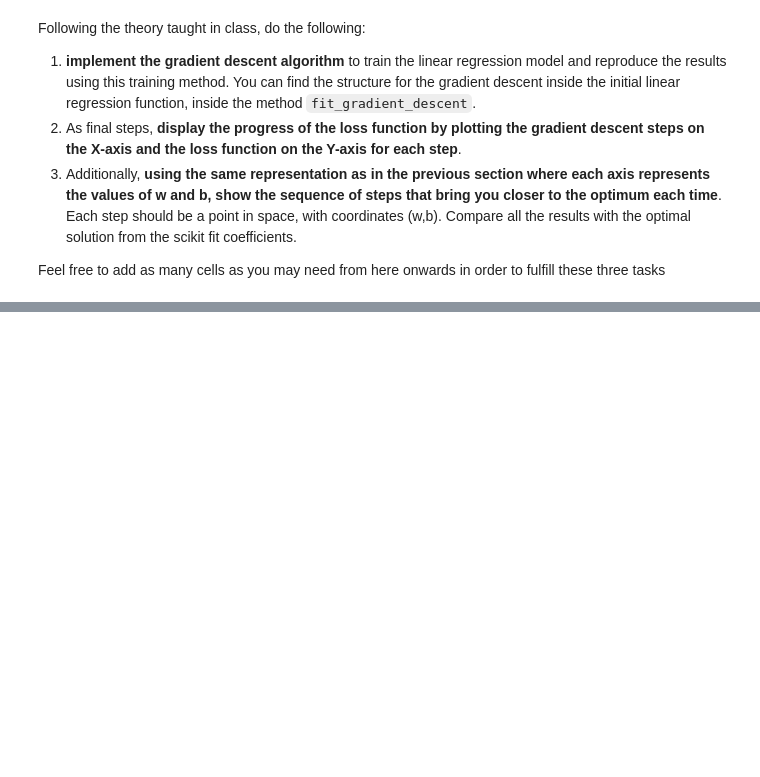
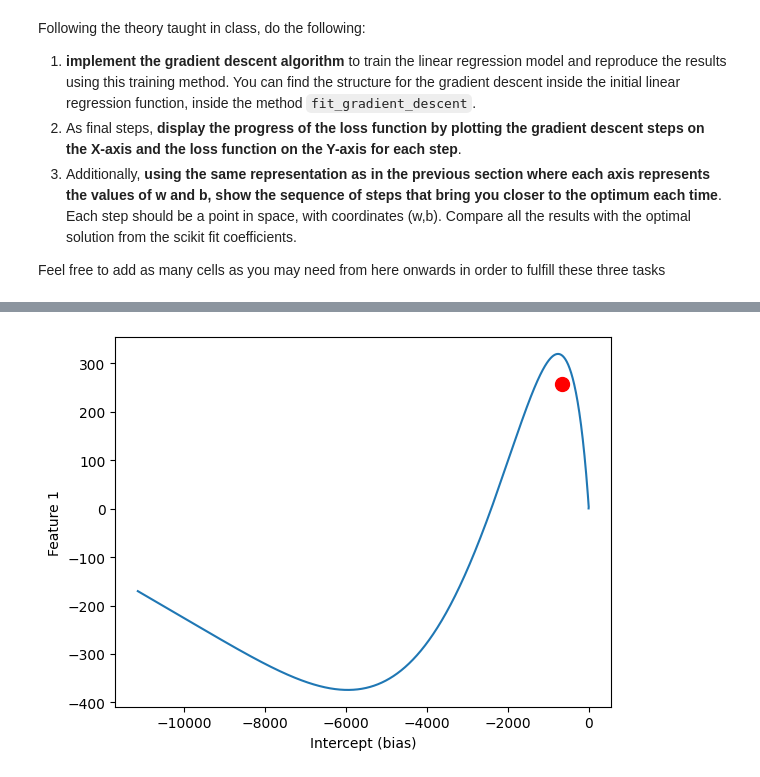
Before and after one commit to ICAI-IMAT-ML/p2-4-prialgon, a Jupyter notebook: notebook/Lab_2_4_LR2.ipynb, the cells around one changed output, grey strips where cells are left out. Cells and saved outputs as stored; diff of their text form; code cells hidden in the pictures; blank space fills up the shorter version.

```diff
--- a/notebook/Lab_2_4_LR2.ipynb
+++ b/notebook/Lab_2_4_LR2.ipynb
@@ -408,2 +401,12 @@ plt.plot(h_mse)
+# %%
+
+h = np.array(h)
+plt.plot(h[:, 0], h[:, 1])
+plt.xlabel("Intercept (bias)")
+plt.ylabel("Feature 1")
+plt.plot(linreg.intercept_, linreg.coef_[0], "o", markersize=10, c="red")
+plt.show()
+# %% [output]
+[figure, added]
 # %%
 plt.figure(figsize=(20, 20))
```
Also changed, not shown: parts of 4 cells of this notebook, 1 other file.
